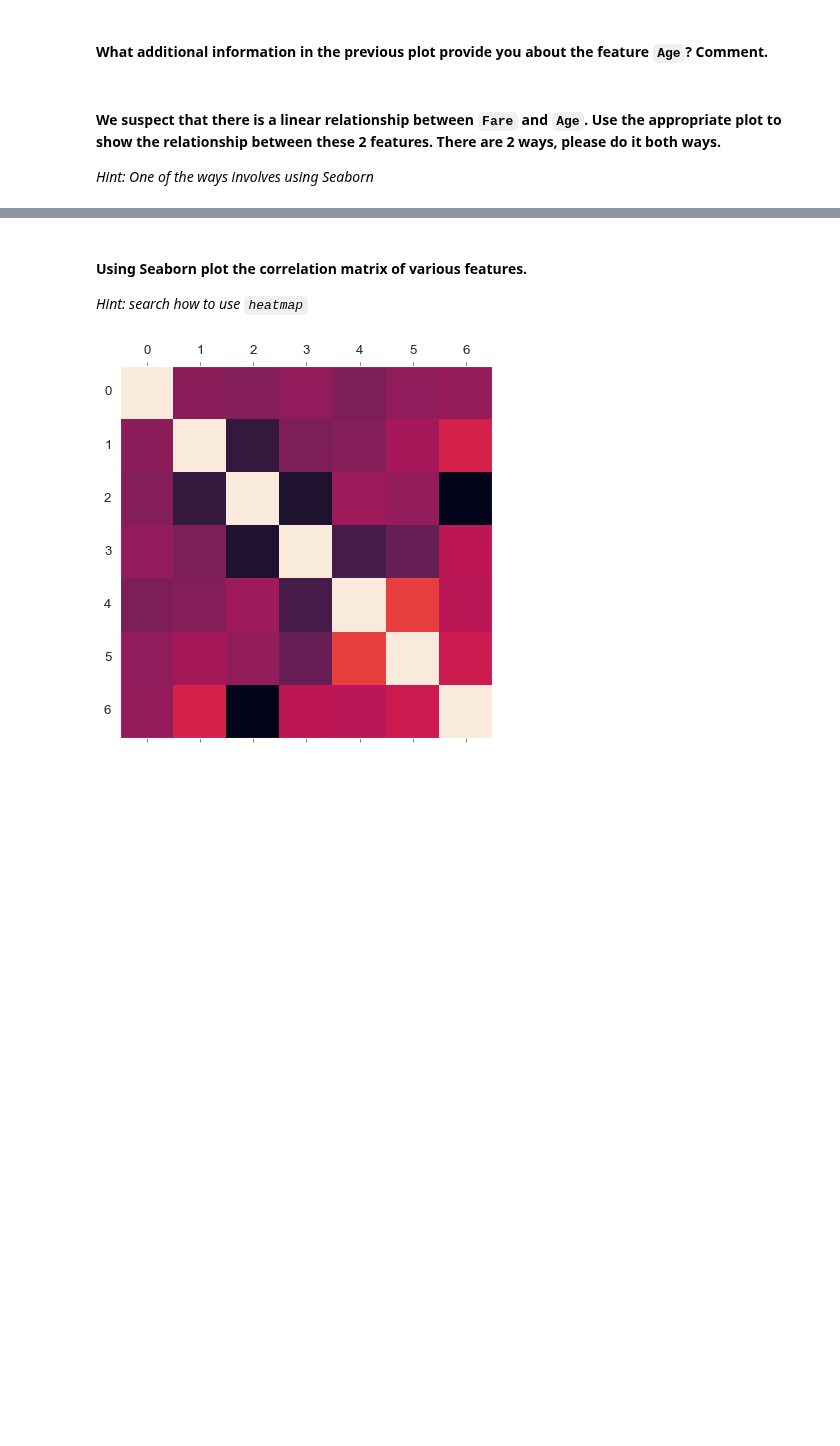
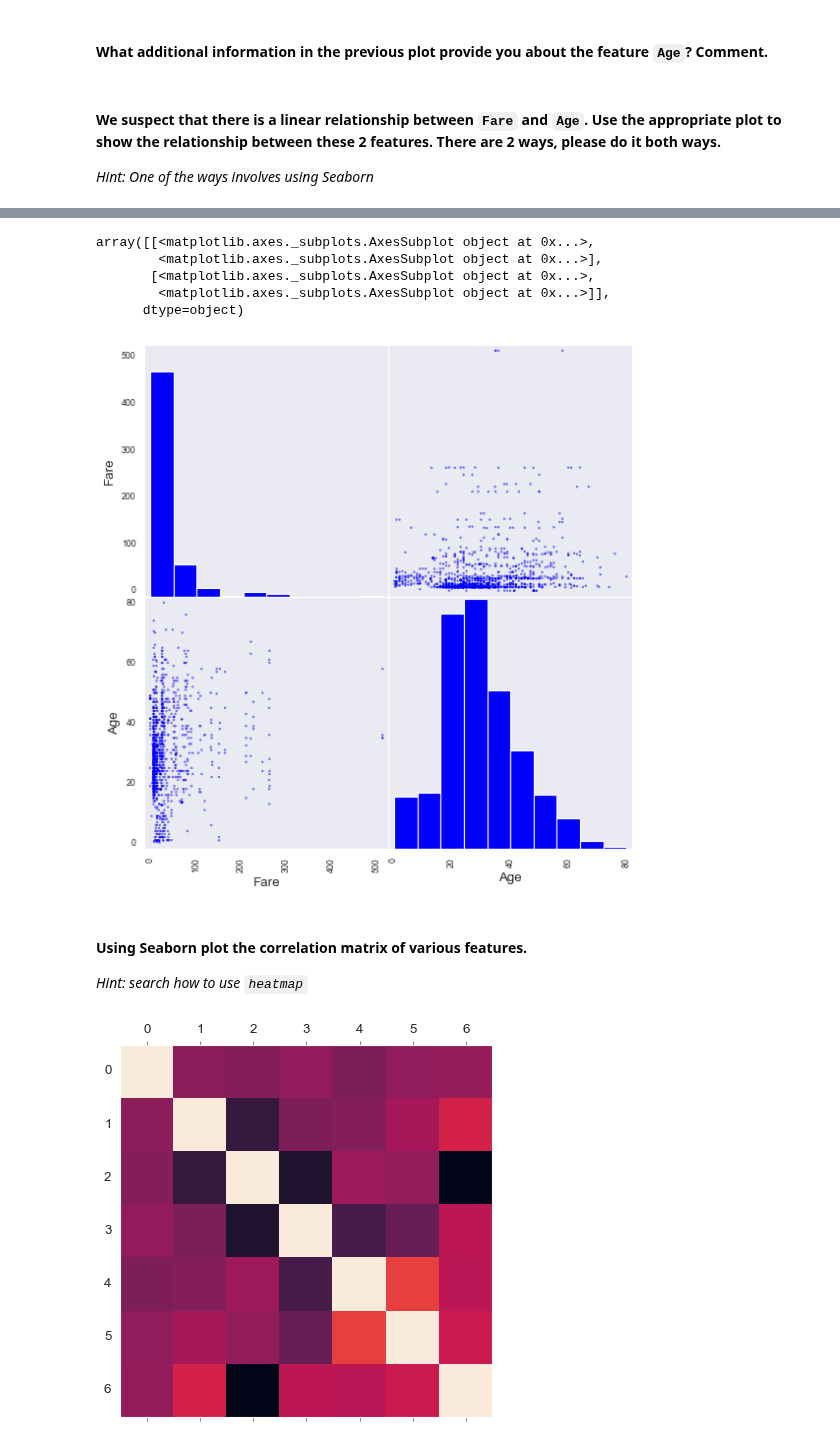
Before and after one commit to ironhack-datalabs/datamad0819, a Jupyter notebook: module-2/lab-matplotlib-seaborn/your-code/challenge-3.ipynb, the cells around one changed output, grey strips where cells are left out. Drawn from its saved outputs; the diff is of its cells as text; code cells hidden in the pictures; blank space fills up the shorter version.

```diff
--- a/module-2/lab-matplotlib-seaborn/your-code/challenge-3.ipynb
+++ b/module-2/lab-matplotlib-seaborn/your-code/challenge-3.ipynb
@@ -167,3 +173,15 @@ sns.distplot(titanic['Age'])
+# %%
+# your code-2nd way
+cols = ['Fare','Age']
+data = titanic[cols]
+pd.plotting.scatter_matrix(data,figsize=(8,8))
+# %% [output]
+array([[<matplotlib.axes._subplots.AxesSubplot object at 0x...>,
+        <matplotlib.axes._subplots.AxesSubplot object at 0x...>],
+       [<matplotlib.axes._subplots.AxesSubplot object at 0x...>,
+        <matplotlib.axes._subplots.AxesSubplot object at 0x...>]],
+      dtype=object)
+[figure, added]
 # %% [markdown]
 #### Using Seaborn plot the correlation matrix of various features.
 
```
Also changed, not shown: parts of 7 cells of this notebook.
